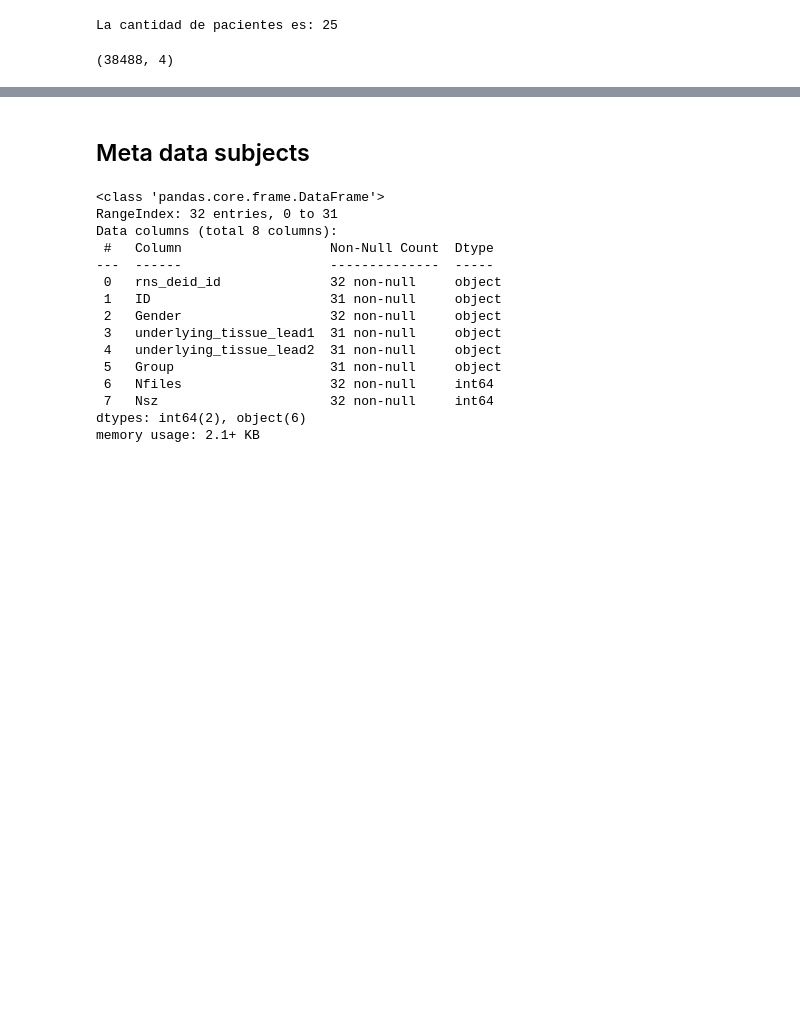
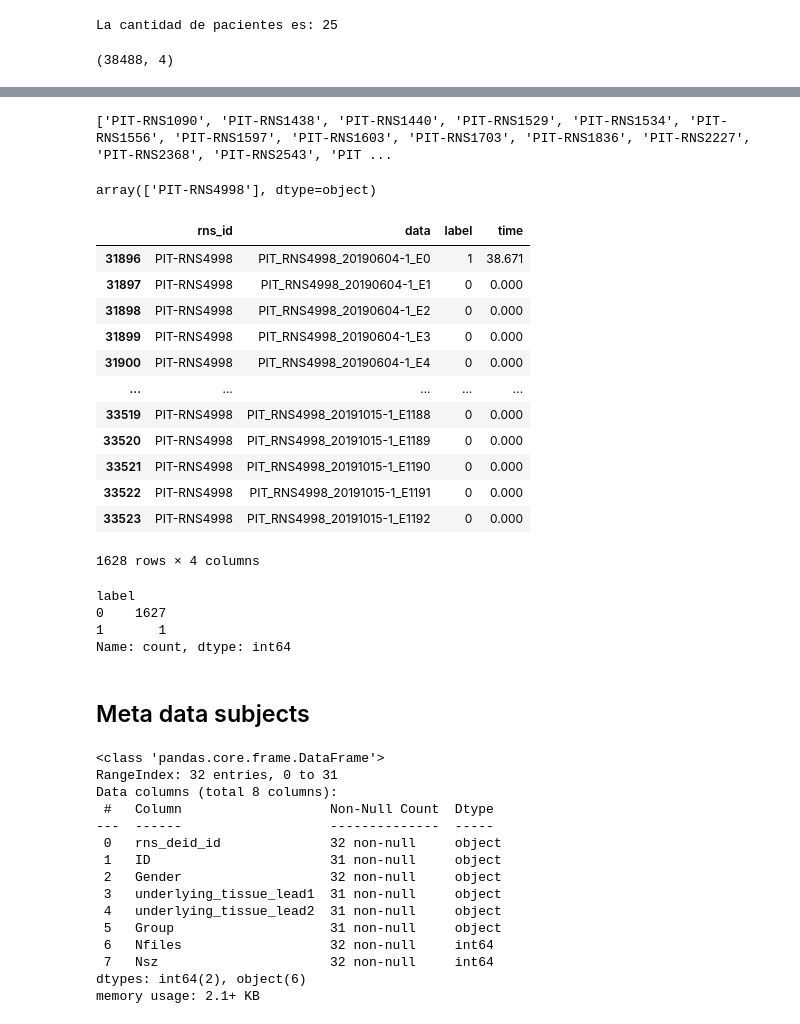
Before and after one commit to martinrrobins/PI-Thalamus-RNS, a Jupyter notebook: Paper_iESPnet_pruebas/01-Exploraciones/01.1 Exploracion.ipynb, the cells around one changed output, grey strips where cells are left out. Saved outputs shown, nothing was run; the diff lists cells and outputs as text; code cells hidden in the pictures; blank space fills up the shorter version.

```diff
--- a/Paper_iESPnet_pruebas/01-Exploraciones/01.1 Exploracion.ipynb
+++ b/Paper_iESPnet_pruebas/01-Exploraciones/01.1 Exploracion.ipynb
@@ -244,0 +291,7 @@ df_meta.shape
+# %%
+patients = df_subjects_vic ['rns_deid_id'].unique().tolist()
+print(patients)
+# %% [output]
+['PIT-RNS1090', 'PIT-RNS1438', 'PIT-RNS1440', 'PIT-RNS1529', 'PIT-RNS1534', 'PIT-RNS1556', 'PIT-RNS1597', 'PIT-RNS1603', 'PIT-RNS1703', 'PIT-RNS1836', 'PIT-RNS2227', 'PIT-RNS2368', 'PIT-RNS2543', 'PIT ...
+# %%
+df_meta_bis= df_meta.copy()
@@ -245,3 +300,30 @@ df_meta.shape
+# %%
+df_meta_bis.rns_id.unique()
+# %% [output]
+array(['PIT-RNS4998'], dtype=object)
+# %%
+df_meta_bis
+# %% [output]
+|  | rns_id | data | label | time |
+| 31896 | PIT-RNS4998 | PIT_RNS4998_20190604-1_E0 | 1 | 38.671 |
+| 31897 | PIT-RNS4998 | PIT_RNS4998_20190604-1_E1 | 0 | 0.000 |
+| 31898 | PIT-RNS4998 | PIT_RNS4998_20190604-1_E2 | 0 | 0.000 |
+| 31899 | PIT-RNS4998 | PIT_RNS4998_20190604-1_E3 | 0 | 0.000 |
+| 31900 | PIT-RNS4998 | PIT_RNS4998_20190604-1_E4 | 0 | 0.000 |
+| ... | ... | ... | ... | ... |
+| 33519 | PIT-RNS4998 | PIT_RNS4998_20191015-1_E1188 | 0 | 0.000 |
+| 33520 | PIT-RNS4998 | PIT_RNS4998_20191015-1_E1189 | 0 | 0.000 |
+| 33521 | PIT-RNS4998 | PIT_RNS4998_20191015-1_E1190 | 0 | 0.000 |
+| 33522 | PIT-RNS4998 | PIT_RNS4998_20191015-1_E1191 | 0 | 0.000 |
+| 33523 | PIT-RNS4998 | PIT_RNS4998_20191015-1_E1192 | 0 | 0.000 |
+1628 rows × 4 columns
+# %%
+df_meta_bis.label.value_counts()
+# %% [output]
+label
+0    1627
+1       1
+Name: count, dtype: int64
 # %% [markdown]
 ## Meta data subjects
 # %%
```
Also changed, not shown: parts of 9 cells of this notebook.
